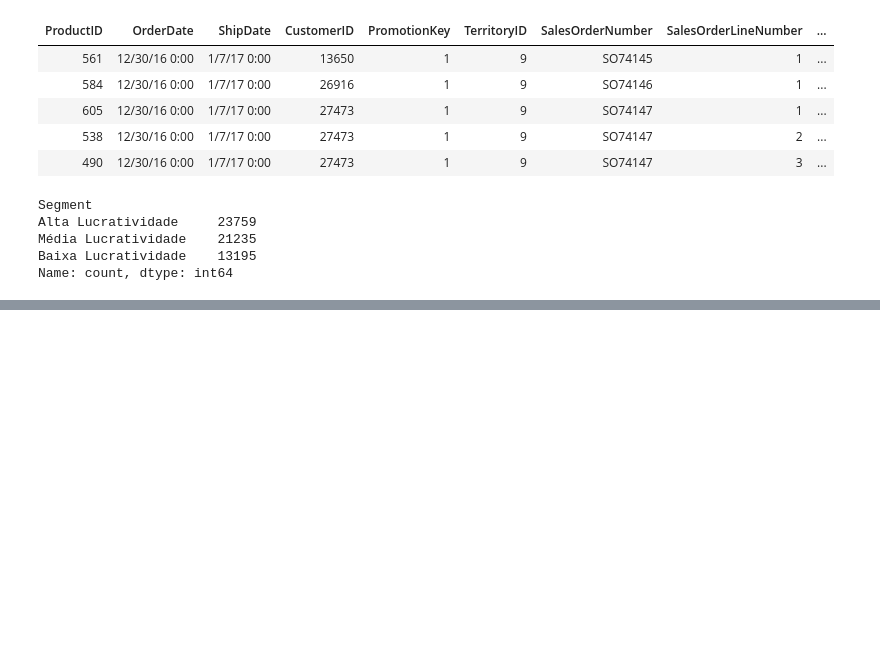
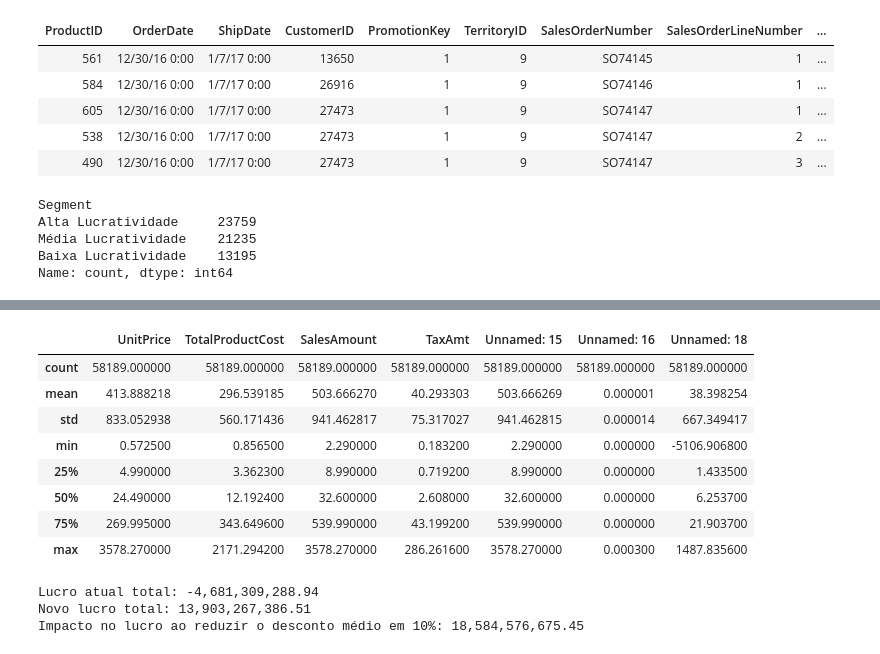
Before and after one commit to Erick-Bryan-Cubas/teste-candidatura-cilia-tecnologia, a Jupyter notebook: src/analysis-dataset-1.ipynb, the cells around one changed output, grey strips where cells are left out. Saved outputs shown, nothing was run; the diff lists cells and outputs as text; code cells hidden in the pictures; blank space fills up the shorter version.

```diff
--- a/src/analysis-dataset-1.ipynb
+++ b/src/analysis-dataset-1.ipynb
@@ -884,0 +919,57 @@ Name: count, dtype: int64
+# %%
+# Verificar os dados após a conversão
+sales_df[columns_to_convert].describe()
+# %% [output]
+|  | UnitPrice | TotalProductCost | SalesAmount | TaxAmt | Unnamed: 15 | Unnamed: 16 | Unnamed: 18 |
+| count | 58189.000000 | 58189.000000 | 58189.000000 | 58189.000000 | 58189.000000 | 58189.000000 | 58189.000000 |
+| mean | 413.888218 | 296.539185 | 503.666270 | 40.293303 | 503.666269 | 0.000001 | 38.398254 |
+| std | 833.052938 | 560.171436 | 941.462817 | 75.317027 | 941.462815 | 0.000014 | 667.349417 |
+| min | 0.572500 | 0.856500 | 2.290000 | 0.183200 | 2.290000 | 0.000000 | -5106.906800 |
+| 25% | 4.990000 | 3.362300 | 8.990000 | 0.719200 | 8.990000 | 0.000000 | 1.433500 |
+| 50% | 24.490000 | 12.192400 | 32.600000 | 2.608000 | 32.600000 | 0.000000 | 6.253700 |
+| 75% | 269.995000 | 343.649600 | 539.990000 | 43.199200 | 539.990000 | 0.000000 | 21.903700 |
+| max | 3578.270000 | 2171.294200 | 3578.270000 | 286.261600 | 3578.270000 | 0.000300 | 1487.835600 |
+# %%
+import pandas as pd
+import numpy as np
+# Carregar os dados
+calendar_df = calendar
+customers_df = customers
+products_df = product
+sales_df = sales
+territory_df = territory
+
+# Calcular o lucro atual total
+sales_df['Current_Profit'] = sales_df['SalesAmount'] - (sales_df['Unnamed: 18'] * sales_df['SalesAmount'])
+
+# Calcular a média atual de desconto
+current_avg_discount = sales_df['Unnamed: 18'].mean()
+
+# Reduzir o desconto médio em 10%
+new_avg_discount = current_avg_discount * 0.90
+
+# Ajustar os descontos
+sales_df['New_Discount'] = sales_df['Unnamed: 18'].apply(lambda x: x if x < new_avg_discount else new_avg_discount)
+
+# Calcular o novo lucro total
+sales_df['New_Profit'] = sales_df['SalesAmount'] - (sales_df['New_Discount'] * sales_df['SalesAmount'])
+
+# Calcular o lucro total antes e depois do ajuste
+current_total_profit = sales_df['Current_Profit'].sum()
+new_total_profit = sales_df['New_Profit'].sum()
+
+# Comparar os resultados
+impact_on_profit = new_total_profit - current_total_profit
+
+# Formatar os resultados
+formatted_current_total_profit = f'{current_total_profit:,.2f}'
+formatted_new_total_profit = f'{new_total_profit:,.2f}'
+formatted_impact_on_profit = f'{impact_on_profit:,.2f}'
+
+print(f'Lucro atual total: {formatted_current_total_profit}')
+print(f'Novo lucro total: {formatted_new_total_profit}')
+print(f'Impacto no lucro ao reduzir o desconto médio em 10%: {formatted_impact_on_profit}')
+# %% [output]
+Lucro atual total: -4,681,309,288.94
+Novo lucro total: 13,903,267,386.51
+Impacto no lucro ao reduzir o desconto médio em 10%: 18,584,576,675.45
```
Also changed, not shown: parts of 7 cells of this notebook, 1 other file.
